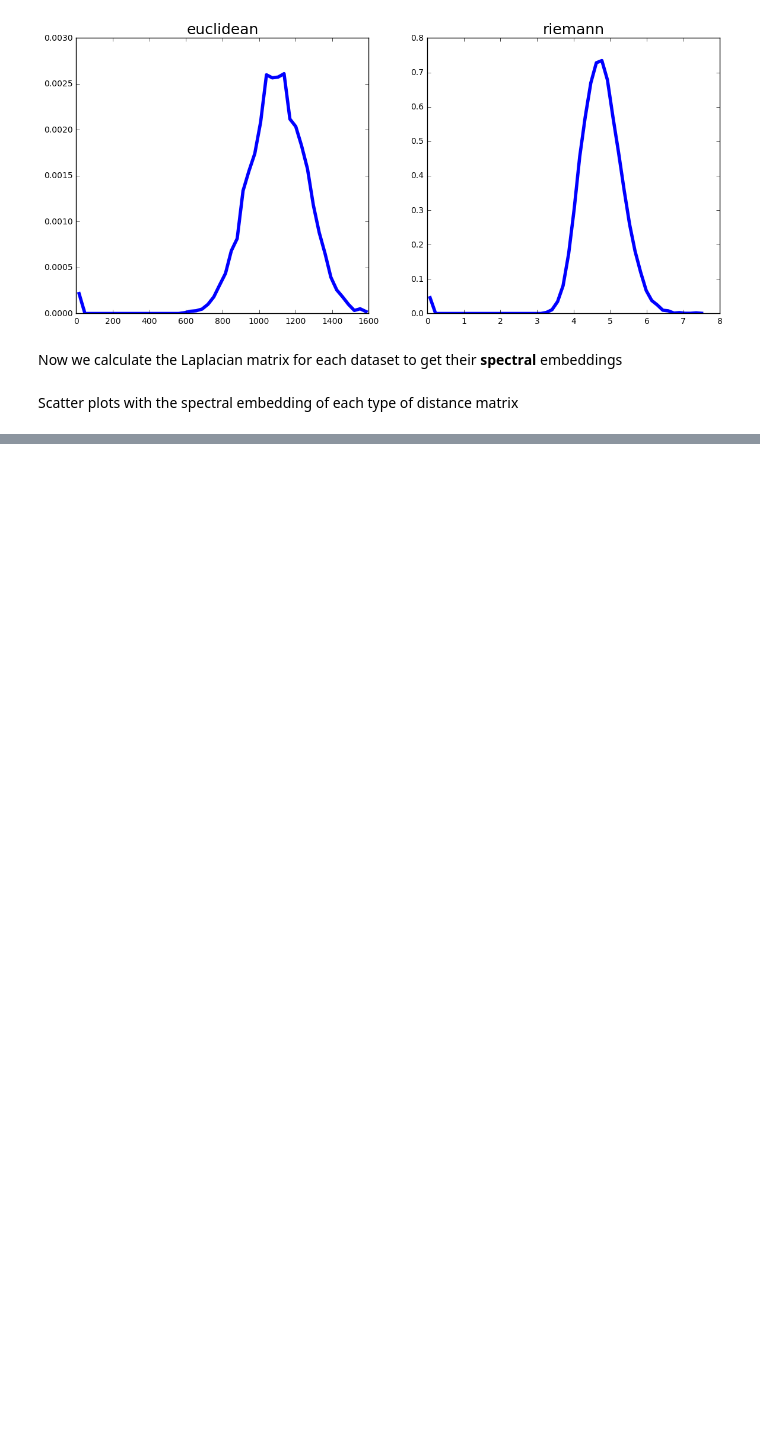
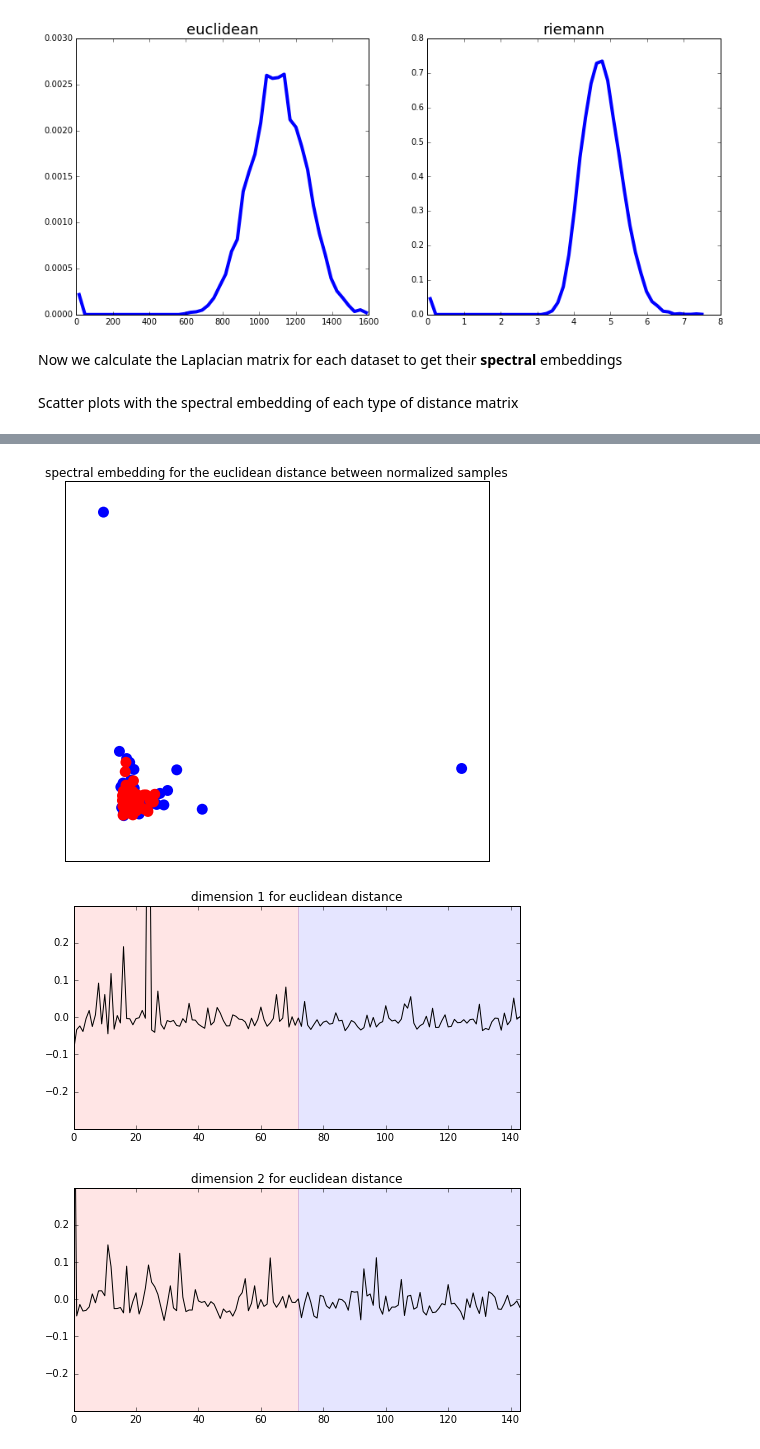
Before and after one commit to plcrodrigues/RandomMatrix-RiemannGeom, a Jupyter notebook: analyze_bci.ipynb, the cells around one changed output, grey strips where cells are left out. Saved outputs shown, nothing was run; the diff lists cells and outputs as text; code cells hidden in the pictures; blank space fills up the shorter version.

```diff
--- a/analyze_bci.ipynb
+++ b/analyze_bci.ipynb
@@ -105,0 +162,34 @@ for axi, uspec, label in zip(ax, [u_euc, u_rie], ['euclidean', 'riemann']):
+# %%
+# use the polynomial kernel
+K = np.power(distance_matrix**2 - 2, 2)
+
+# use the gaussian kernel
+# std = np.std(distance_matrix**2)
+# K = np.exp(-K/(2*std**2))
+
+# make the Laplacian matrix and decompose it
+L = make_laplacian_matrix(kernel_matrix=K)
+u,s,v = np.linalg.svd(L)
+
+# scatter plot with the spectral embedding
+fig, ax = plt.subplots(facecolor='white', figsize=(7.6, 6.8))
+dimx = 1; dimy = 2
+ax.scatter(u[y == 1, dimx], u[y == 1, dimy], s=120, edgecolor='none', facecolor='b')
+ax.scatter(u[y == 2, dimx], u[y == 2, dimy], s=120, edgecolor='none', facecolor='r')
+ax.set_xticks([])
+ax.set_yticks([])
+ax.set_title("spectral embedding for the euclidean distance between normalized samples")
+
+# plot the eigenvectors
+for dim in [1, 2, 3]:
+    fig, ax = plt.subplots(figsize=(8,4))
+    ax.plot(u[:,dim], lw=1.0, c='k')
+    ax.axvspan(0, len(y)/2, alpha=0.10, color='red')
+    ax.axvspan(len(y)/2, len(y)-1, alpha=0.10, color='blue')
+    ax.set_ylim(-0.3, +0.3)
+    ax.set_xlim(0, len(y)-1)
+    ax.set_title('dimension ' + str(dim) + ' for euclidean distance')
+# %% [output]
+[figure, added]
+[figure, added]
+[figure, added]
```
Also changed, not shown: parts of 12 cells of this notebook, 12 other files.
